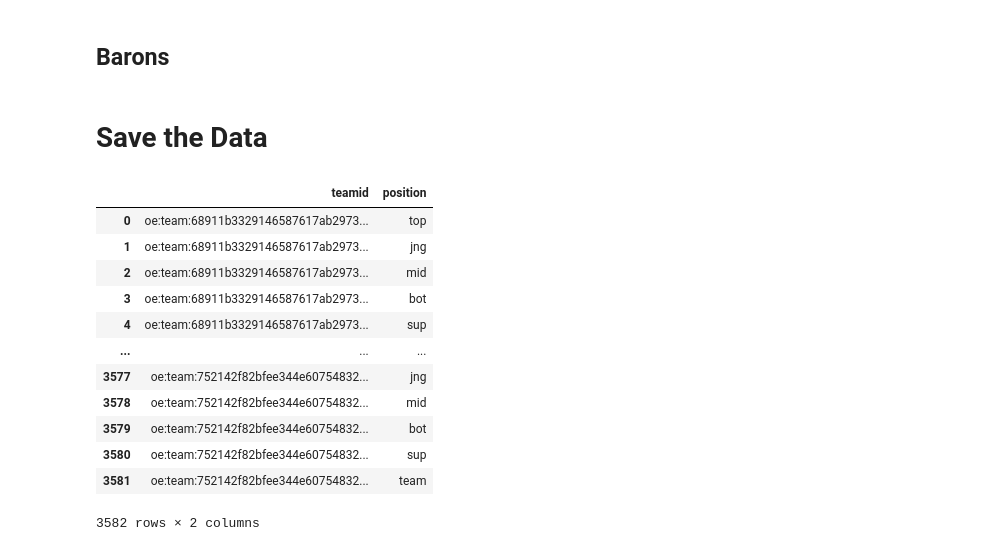
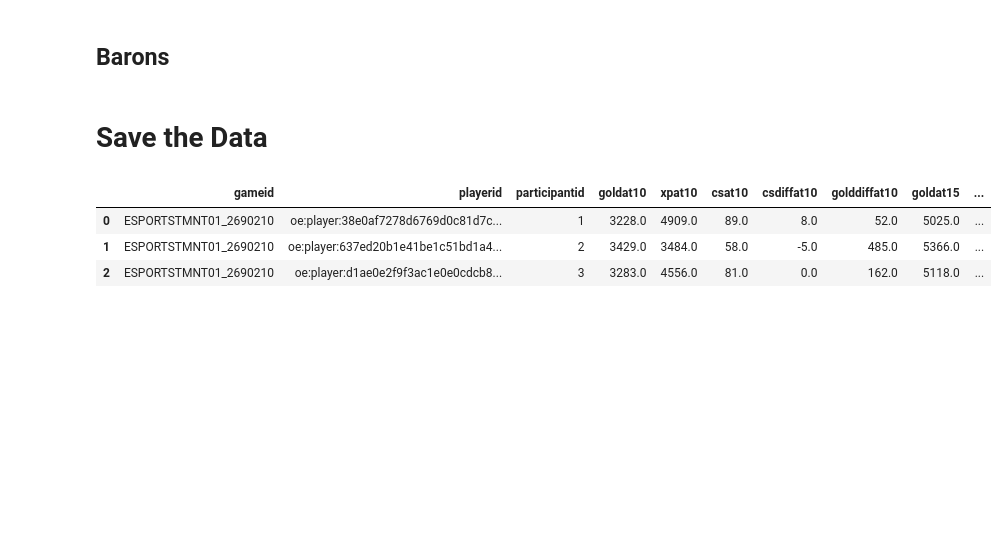
Before and after one commit to Pedro-A-D-S/Matches, a Jupyter notebook: data-prep/data_normalization_test.ipynb, the cells around one changed output. Saved outputs shown, nothing was run; the diff lists cells and outputs as text; code cells hidden in the pictures; blank space fills up the shorter version.

```diff
--- a/data-prep/data_normalization_test.ipynb
+++ b/data-prep/data_normalization_test.ipynb
@@ -131,19 +137,10 @@ df_playerstats.to_parquet(os.path.join(folder_path, 'fact_playerstats_2022.parqu
 df_goldandxpstats.to_parquet(os.path.join(folder_path, 'fact_goldandxpstats_2022.parquet'), index=False)
 df_dragons.to_parquet(os.path.join(folder_path, 'dim_dragons_2022.parquet'), index=False)
 df_barons.to_parquet(os.path.join(folder_path, 'dim_barons_2022.parquet'), index=False)
-# %%
-df_side
-# %% [output]
-|  | teamid | position |
-| 0 | oe:team:68911b3329146587617ab2973... | top |
-| 1 | oe:team:68911b3329146587617ab2973... | jng |
-| 2 | oe:team:68911b3329146587617ab2973... | mid |
-| 3 | oe:team:68911b3329146587617ab2973... | bot |
-| 4 | oe:team:68911b3329146587617ab2973... | sup |
-| ... | ... | ... |
-| 3577 | oe:team:752142f82bfee344e60754832... | jng |
-| 3578 | oe:team:752142f82bfee344e60754832... | mid |
-| 3579 | oe:team:752142f82bfee344e60754832... | bot |
-| 3580 | oe:team:752142f82bfee344e60754832... | sup |
-| 3581 | oe:team:752142f82bfee344e60754832... | team |
-3582 rows × 2 columns
+# %%
+df_goldandxpstats.head(3)
+# %% [output]
+|  | gameid | playerid | participantid | goldat10 | xpat10 | csat10 | csdiffat10 | golddiffat10 | goldat15 | ... |
+| 0 | ESPORTSTMNT01_2690210 | oe:player:38e0af7278d6769d0c81d7c... | 1 | 3228.0 | 4909.0 | 89.0 | 8.0 | 52.0 | 5025.0 | ... |
+| 1 | ESPORTSTMNT01_2690210 | oe:player:637ed20b1e41be1c51bd1a4... | 2 | 3429.0 | 3484.0 | 58.0 | -5.0 | 485.0 | 5366.0 | ... |
+| 2 | ESPORTSTMNT01_2690210 | oe:player:d1ae0e2f9f3ac1e0e0cdcb8... | 3 | 3283.0 | 4556.0 | 81.0 | 0.0 | 162.0 | 5118.0 | ... |
```
Also changed, not shown: parts of 1 cell of this notebook, 3 other files.
